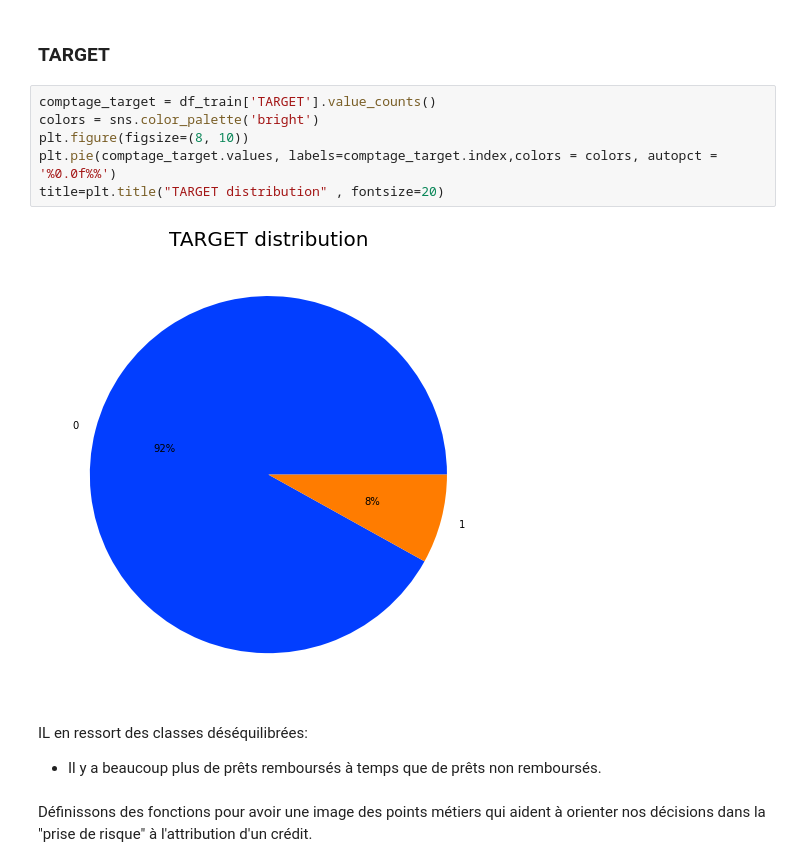
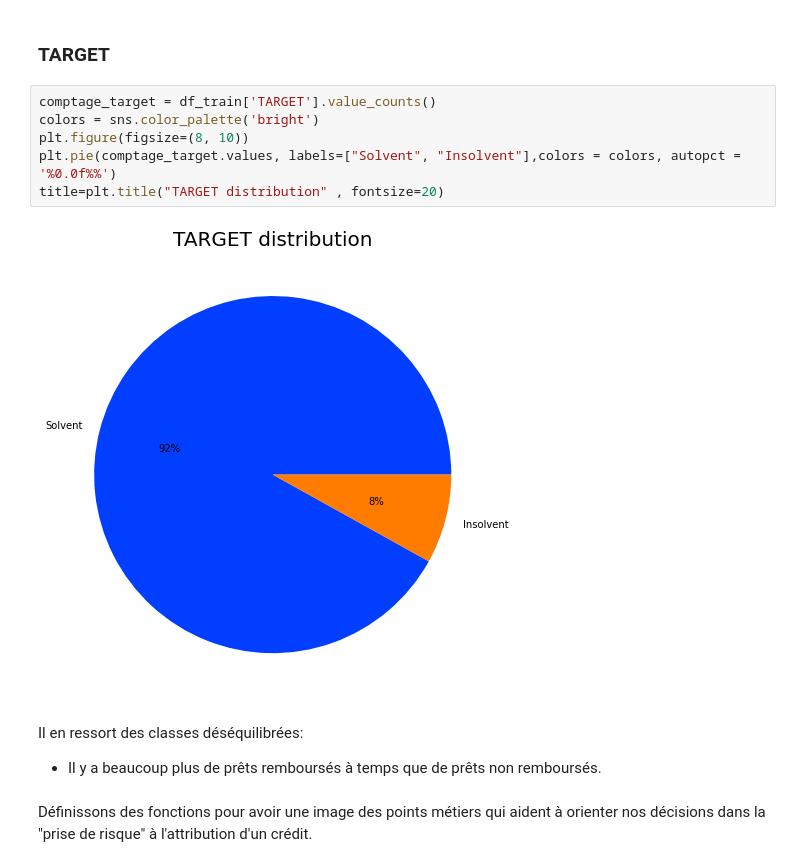
Before and after one commit to olivierkayyong/OpenClassrooms_projet_7-, a Jupyter notebook: dossier_code/P7_Processing&Modelling.ipynb, the cells around one changed output. Saved outputs shown, nothing was run; the diff lists cells and outputs as text.

```diff
--- a/dossier_code/P7_Processing&Modelling.ipynb
+++ b/dossier_code/P7_Processing&Modelling.ipynb
@@ -733,16 +733,16 @@ sum(data_test_nan.isna().sum())
 ## Exploration du jeu de données
 # %% [markdown]
 ### TARGET
-# %%
-comptage_target = df_train['TARGET'].value_counts()
-colors = sns.color_palette('bright')
-plt.figure(figsize=(8, 10))
-plt.pie(comptage_target.values, labels=comptage_target.index,colors = colors, autopct = '%0.0f%%')
-title=plt.title("TARGET distribution" , fontsize=20)
-# %% [output]
-[figure, removed]
+# %%
+comptage_target = df_train['TARGET'].value_counts()
+colors = sns.color_palette('bright')
+plt.figure(figsize=(8, 10))
+plt.pie(comptage_target.values, labels=["Solvent", "Insolvent"],colors = colors, autopct = '%0.0f%%')
+title=plt.title("TARGET distribution" , fontsize=20)
+# %% [output]
+[figure, added]
 # %% [markdown]
- IL en ressort des classes déséquilibrées:
+ Il en ressort des classes déséquilibrées:
  - Il y a beaucoup plus de prêts remboursés à temps que de prêts non remboursés.
 # %% [markdown]
 Définissons des fonctions pour avoir une image des points métiers qui aident à orienter nos décisions dans la "prise de risque" à l'attribution d'un crédit.
```
Also changed, not shown: parts of 39 cells of this notebook.
